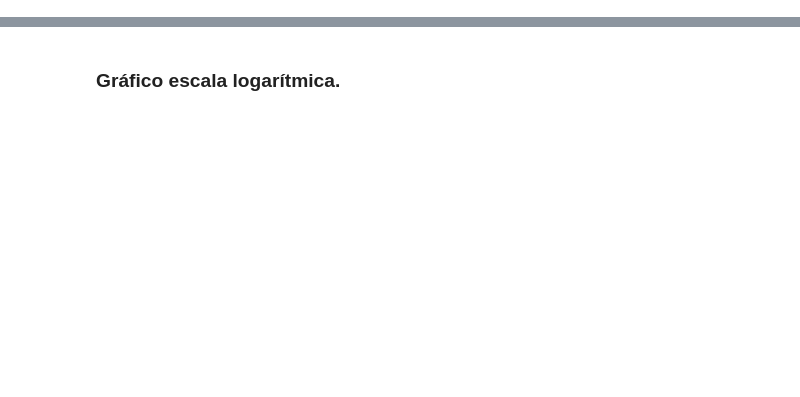
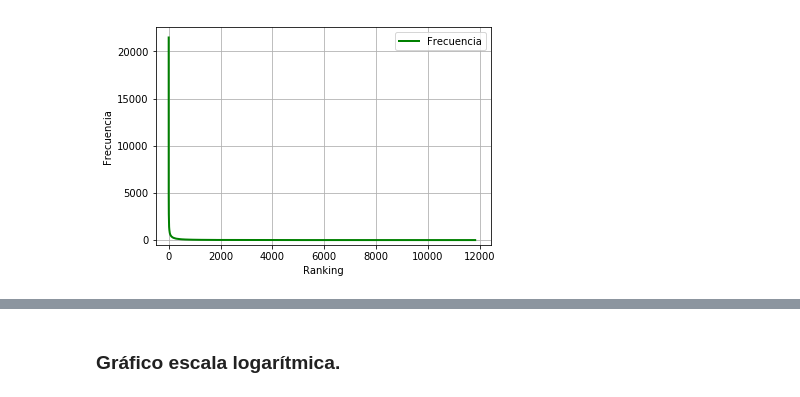
Before and after one commit to zamudio-fabian/RI-Tratamiento-y-Analisis-del-Texto, a Jupyter notebook: NoterbookJupyter.ipynb, the cells around one changed output, grey strips where cells are left out. Cells and saved outputs as stored; diff of their text form; code cells hidden in the pictures; blank space fills up the shorter version.

```diff
--- a/NoterbookJupyter.ipynb
+++ b/NoterbookJupyter.ipynb
@@ -24,17 +20,0 @@ response = tokenRepository.tokenizar(documentos,pathVacias = pathVacias)
-# %%
-lista = sorted(response['terminos'].items(), key=operator.itemgetter(1) ,reverse=True)
-#terminos_rankeados = sorted(tokenizador.terminos.keys(), key=lambda x: (tokenizador.terminos[x]["CF"]), reverse=True)
-frecuencias = []
-for termino in lista:
-    frecuencias.append(termino[1]['CF'])
-
-ranking = xrange(1, len(frecuencias) + 1)
-figura, grafico = plt.subplots()
-grafico.plot(ranking, frecuencias, color="b", linewidth=2, label="Frecuencia")
-grafico.legend(loc="upper right")
-grafico.grid(True)
-grafico.set_xlabel("Ranking")
-grafico.set_ylabel("Frecuencia")
-grafico.set_xlim(left=-500)
-grafico.set_ylim(bottom=-50)
-figura.show()
@@ -44,0 +25,67 @@ Como se puede ver en el gráfico, hay una pequeña cantidad de términos con muy
+# %%
+# Creamos una función para graficar la función logarítmica
+def frecuenciasLog(ranking, frecuencias):
+    x_log = np.log10(ranking)
+    y_log = np.log10(frecuencias)
+
+    recta_ajuste = np.polyfit(x_log, y_log, 1)
+    r_cuadrado = pow(np.corrcoef(x_log, y_log)[0, 1], 2)
+
+    recta_ecuacion = np.poly1d(recta_ajuste)
+    recta_evaluada = recta_ecuacion(x_log)
+
+    figura, grafico = plt.subplots()
+    grafico.plot(x_log, y_log, color="b", linewidth=2, label="Frecuencia")
+    grafico.plot(x_log, recta_evaluada, color="g", linewidth=2, label="Recta Ajuste")
+    grafico.legend(loc="upper right")
+    grafico.grid(True)
+    grafico.set_xlabel("Log(Ranking)")
+    grafico.set_ylabel("Log(Frecuencia)")
+    grafico.set_xlim(left=0)
+    grafico.set_ylim(bottom=0)
+    grafico.text(0.1, 0.2, "R CUADRADO: " + str(r_cuadrado), horizontalalignment='left', verticalalignment='center')
+
+# Creamos una función para eliminar un % de los extremos
+def podar(frecuencias_absolutas, frecuencias_acumuladas, porcentaje_poda):
+    frecuencia_total = sum(frecuencias_absolutas)
+
+    # Lista podadas
+    frecuencias_absolutas_podadas = list(frecuencias_absolutas)
+    ranking_podado = range(1, len(frecuencias_absolutas_podadas) + 1)
+    corte_inferior = porcentaje_poda / float(100)
+    corte_superior = 1 - corte_inferior
+
+    # Recorro las frecuencias_acumuladas
+    for frecuencia_acumulada in frecuencias_acumuladas:
+        # Saco un elemento de frecuencias_absolutas_podadas y de ranking_podado
+        frecuencias_absolutas_podadas.pop(0)
+        ranking_podado.pop(0)
+        # Si ya se llego a eliminar lo necesario salgo
+        if frecuencia_acumulada / float(frecuencia_total) >= corte_inferior:
+            break
+    for frecuencia_acumulada in reversed(frecuencias_acumuladas):
+        frecuencias_absolutas_podadas.pop()
+        ranking_podado.pop()
+        if frecuencia_acumulada / float(frecuencia_total) <= corte_superior:
+            break
+    return (ranking_podado, frecuencias_absolutas_podadas)
+
+# Ordenamos los terminos por CF y los agregamos a una lista de frecuencias
+lista = sorted(response['terminos'].items(), key=operator.itemgetter(1) ,reverse=True)
+frecuencias = []
+for termino in lista:
+    frecuencias.append(termino[1]['CF'])
+
+# Generamos el ranking que es una lista de 1 hasta la cantidad de frecuencias
+ranking = xrange(1, len(frecuencias) + 1)
+
+# Creamos el gráfico
+figura, grafico = plt.subplots()
+grafico.plot(ranking, frecuencias, color="g", linewidth=2, label="Frecuencia")
+grafico.legend(loc="upper right")
+grafico.grid(True)
+grafico.set_xlabel("Ranking")
+grafico.set_ylabel("Frecuencia")
+grafico.set_xlim(left=-500)
+grafico.set_ylim(bottom=-500)
+# %% [output]
@@ -44,0 +93 @@ Como se puede ver en el gráfico, hay una pequeña cantidad de términos con muy
+[figure, added]
```
Also changed, not shown: parts of 19 cells of this notebook, 1 other file.
